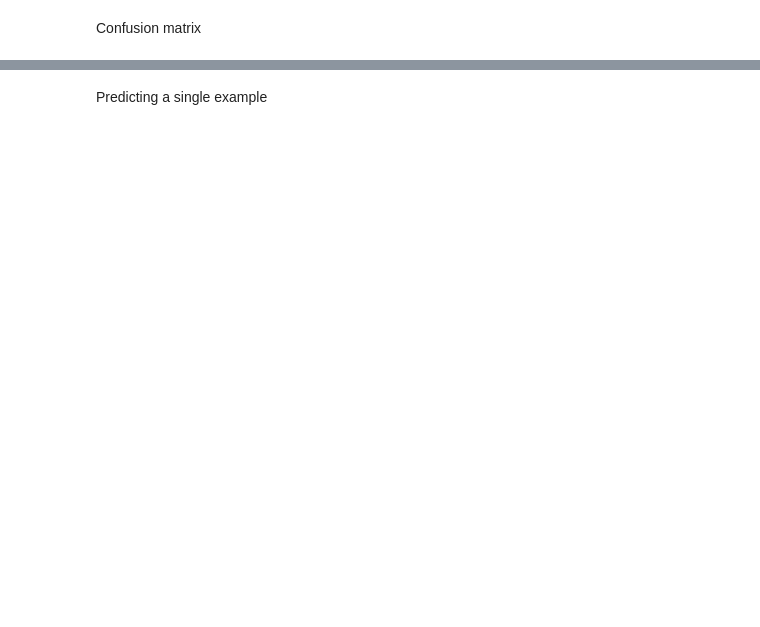
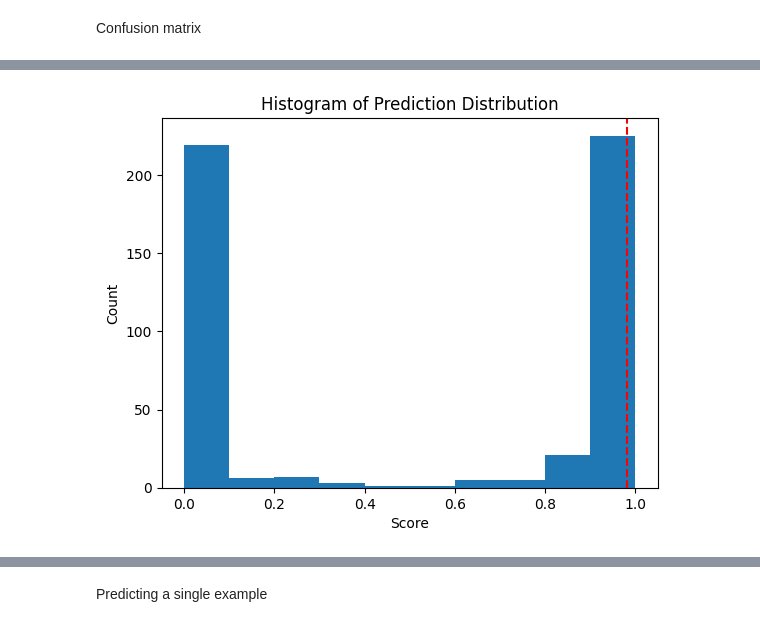
Before and after one commit to 9helix/GMNmeteorNet, a Jupyter notebook: data augmentation.ipynb, the cells around one changed output, grey strips where cells are left out. Saved outputs shown, nothing was run; the diff lists cells and outputs as text; code cells hidden in the pictures; blank space fills up the shorter version.

```diff
--- a/data augmentation.ipynb
+++ b/data augmentation.ipynb
@@ -329,0 +346,10 @@ tf.Tensor(
+# %%
+plt.hist(Y_pred, bins="auto")
+
+plt.xlabel("Score")
+plt.ylabel("Count")
+plt.title("Histogram of Prediction Distribution")
+plt.axvline(x=val_mAP, color="r", linestyle="--")
+plt.show()
+# %% [output]
+[figure, added]
```
Also changed, not shown: parts of 17 cells of this notebook, 2 other files.
